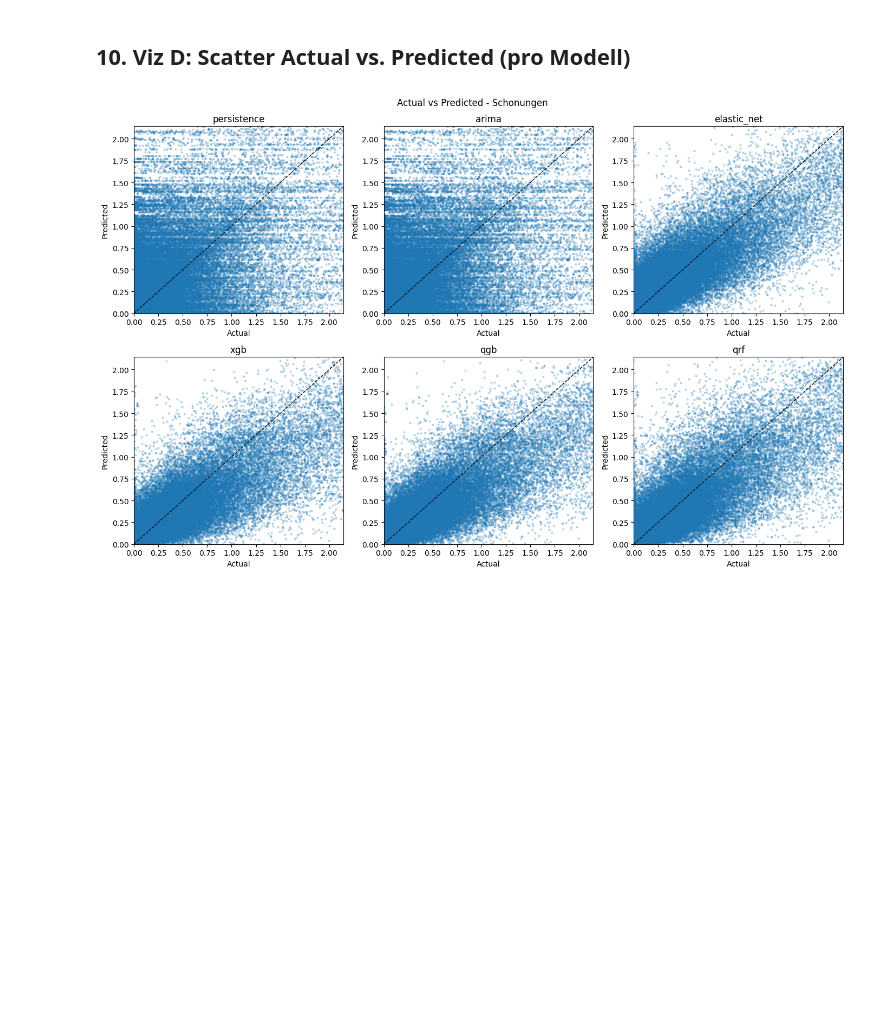
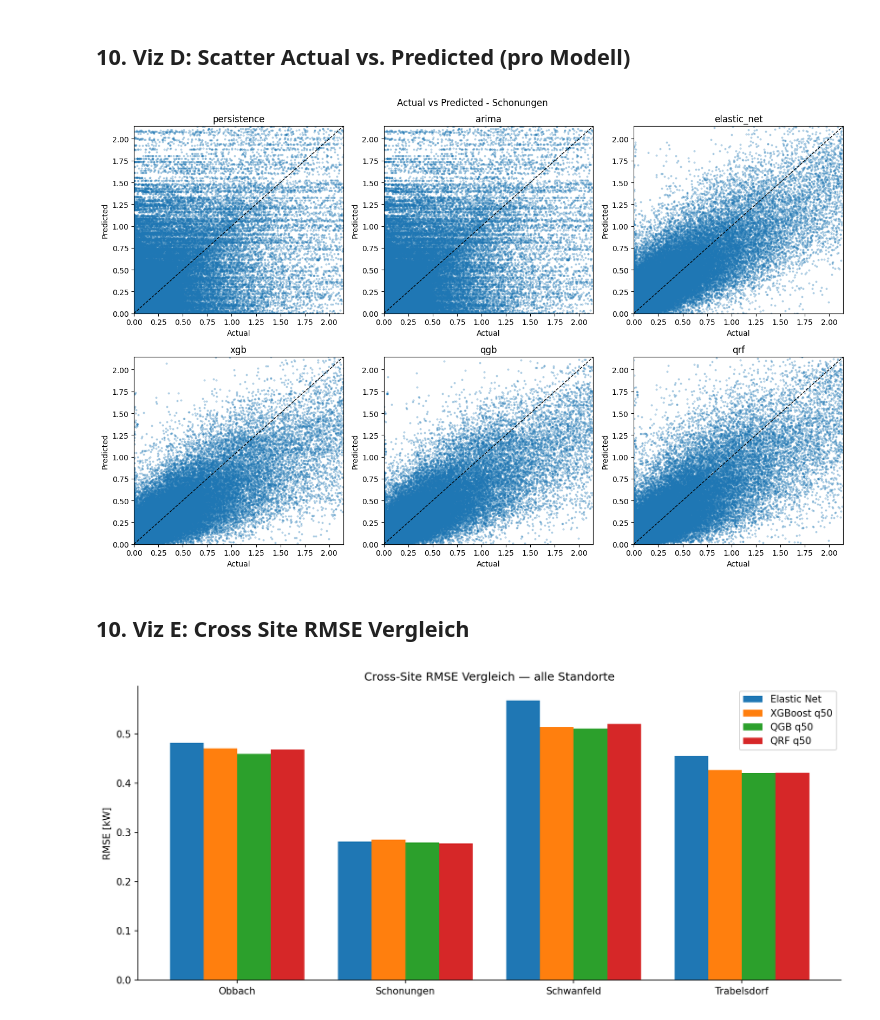
Before and after one commit to noahweis-uni/wind_bidding_project, a Jupyter notebook: notebooks/03_walkforward_shap.ipynb, the cells around one changed output. Cells and saved outputs as stored; diff of their text form; code cells hidden in the pictures; blank space fills up the shorter version.

Commit message:
nbs 3 und 4 angepasst: in 3 persistence fehler geändert und grafiken hinzugefügt. in 4 mehrere kleine anpassungen

```diff
--- a/notebooks/03_walkforward_shap.ipynb
+++ b/notebooks/03_walkforward_shap.ipynb
@@ -126,7 +126,7 @@ def simulate_day(args):
     shp = {}     # {model: shap_array (q50)}
 
     # === POINT (Benchmark) ===
-    point["persistence"] = np.full(n, y_train[-1])
+    point["persistence"] = np.clip(y_train[-n:], 0, None) if len(y_train) >= n else np.full(n, y_train[-1])
     try:
         am = ARIMA(y_train, order=(1, 0, 0)).fit()
         point["arima"] = np.clip(am.get_forecast(steps=n).predicted_mean.values, 0, None)
@@ -435,4 +435,41 @@ for ax in axes.ravel()[len(scatter_models):]:
 plt.suptitle(f"Actual vs Predicted - {PLOT_PLANT}"); plt.tight_layout()
 plt.savefig(FIGURES_DIR / f"scatter_actual_pred_{PLOT_PLANT.lower()}.png", dpi=150); plt.show()
 # %% [output]
-[figure, old version]
+[figure, new version]
+# %% [markdown]
+## 10. Viz E: Cross Site RMSE Vergleich
+# %%
+# Erst wenn alle 4 Standorte durchgelaufen sind
+site_metrics = []
+for plant, pred in all_predictions.items():
+    for col, label in [("elastic_net","Elastic Net"), ("xgb_q50","XGBoost q50"),
+                       ("qgb_q50","QGB q50"), ("qrf_q50","QRF q50")]:
+        if col not in pred.columns: continue
+        valid = pred[col].notna()
+        y_t = pred.loc[valid,"y_true"].values
+        y_p = pred.loc[valid,col].values
+        site_metrics.append({
+            "site": plant, "model": label,
+            "RMSE": np.sqrt(np.mean((y_p-y_t)**2)),
+            "R2":   1 - np.sum((y_p-y_t)**2)/np.sum((y_t-y_t.mean())**2),
+        })
+
+metrics_df = pd.DataFrame(site_metrics)
+fig, ax = plt.subplots(figsize=(11,5))
+x = np.arange(len(metrics_df["site"].unique()))
+models = metrics_df["model"].unique()
+width = 0.2
+for j, m in enumerate(models):
+    vals = [metrics_df[(metrics_df["site"]==s)&(metrics_df["model"]==m)]["RMSE"].values[0]
+            for s in sorted(metrics_df["site"].unique())]
+    ax.bar(x + j*width, vals, width, label=m)
+ax.set_xticks(x + width*1.5)
+ax.set_xticklabels(sorted(metrics_df["site"].unique()))
+ax.set_ylabel("RMSE [kW]")
+ax.set_title("Cross-Site RMSE Vergleich — alle Standorte")
+ax.legend()
+plt.tight_layout()
+plt.savefig(FIGURES_DIR / "cross_site_rmse.png", dpi=300, bbox_inches="tight")
+plt.show()
+# %% [output]
+[figure, added]
```
Also changed, not shown: parts of 8 cells of this notebook, 46 other files.
